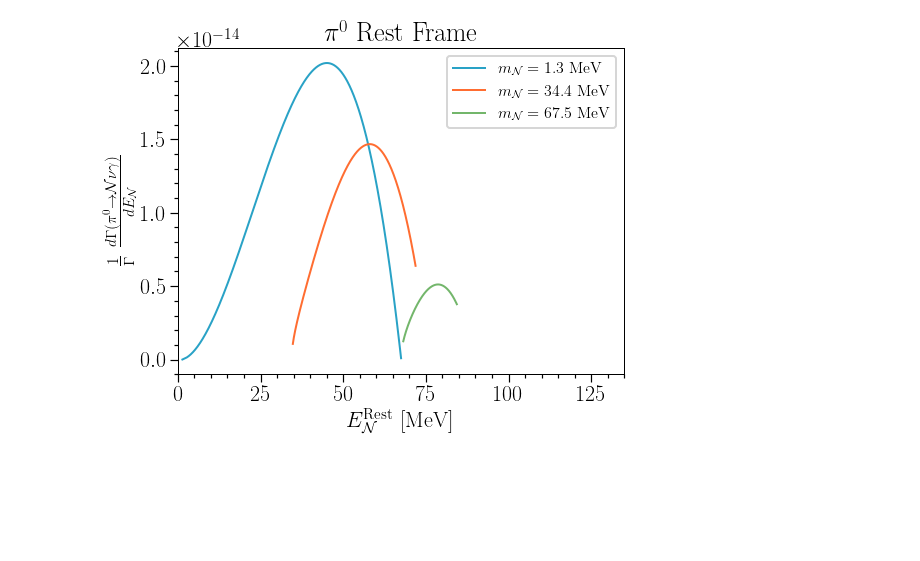
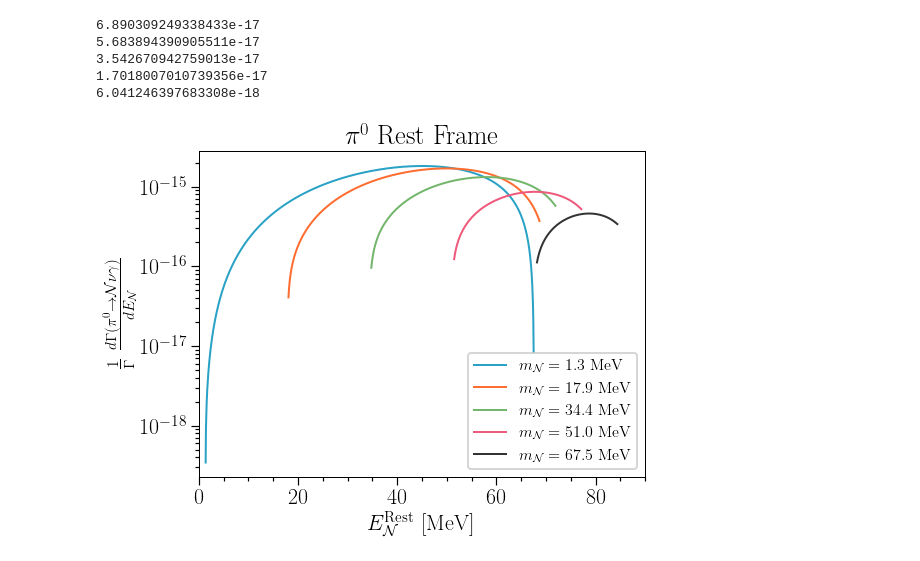
Before and after one commit to nickkamp1/CCM_DipoleTools, a Jupyter notebook: NeutralPionDecay/PionDecayVisualization.ipynb, the cells around one changed output. Drawn from its saved outputs; the diff is of its cells as text; code cells hidden in the pictures; blank space fills up the shorter version.

```diff
--- a/NeutralPionDecay/PionDecayVisualization.ipynb
+++ b/NeutralPionDecay/PionDecayVisualization.ipynb
@@ -11,18 +8,25 @@ def EN_max(m_N):
 # %%
-m_N_range = np.linspace(0.01,0.5,3)*m_pi0
+m_N_range = np.linspace(0.01,0.5,5)*m_pi0
 
 for m in m_N_range:
     E_range = np.linspace(E_N_rest_min(m),E_N_rest_max(m),1000)
     dGamma_rest = []
     for E in E_range:
-        dGamma_rest.append(dGamma_dE_rest(E,1e-6,m)/pi0_width)
+        dGamma_rest.append(dGamma_dE_rest(E,3e-7,m))
+    print(sum(np.array(dGamma_rest)[np.array(dGamma_rest)>0])*(E_range[1]-E_range[0]))
     plt.plot(1e3*E_range,dGamma_rest,label=r'$m_\mathcal{N} = %2.1f$ MeV'%(m*1e3))
-plt.xlim(0,135)
+plt.semilogy()
+plt.xlim(0,90)
 plt.xlabel(r'$E_\mathcal{N}^{\rm Rest}$ [MeV]')
 plt.ylabel(r'$\frac{1}{\Gamma} ~\frac{d \Gamma (\pi^0 \to \mathcal{N}\nu \gamma)}{d E_\mathcal{N}}$')
 plt.title(r'$\pi^0$ Rest Frame')
 plt.legend()
 plt.show()
 # %% [output]
+6.890309249338433e-17
+5.683894390905511e-17
+3.542670942759013e-17
+1.7018007010739356e-17
+6.041246397683308e-18
-[figure, old version]
+[figure, new version]
 # %%
```
Also changed, not shown: parts of 3 cells of this notebook, 2 other files.
